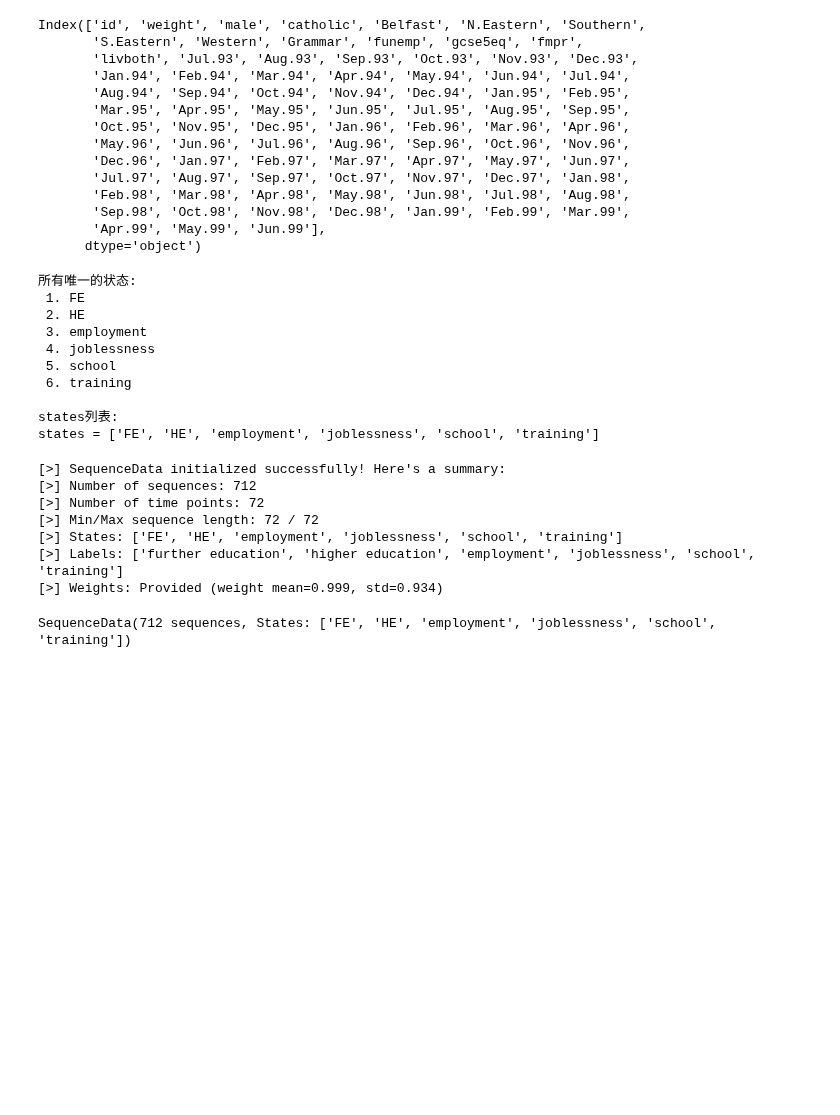
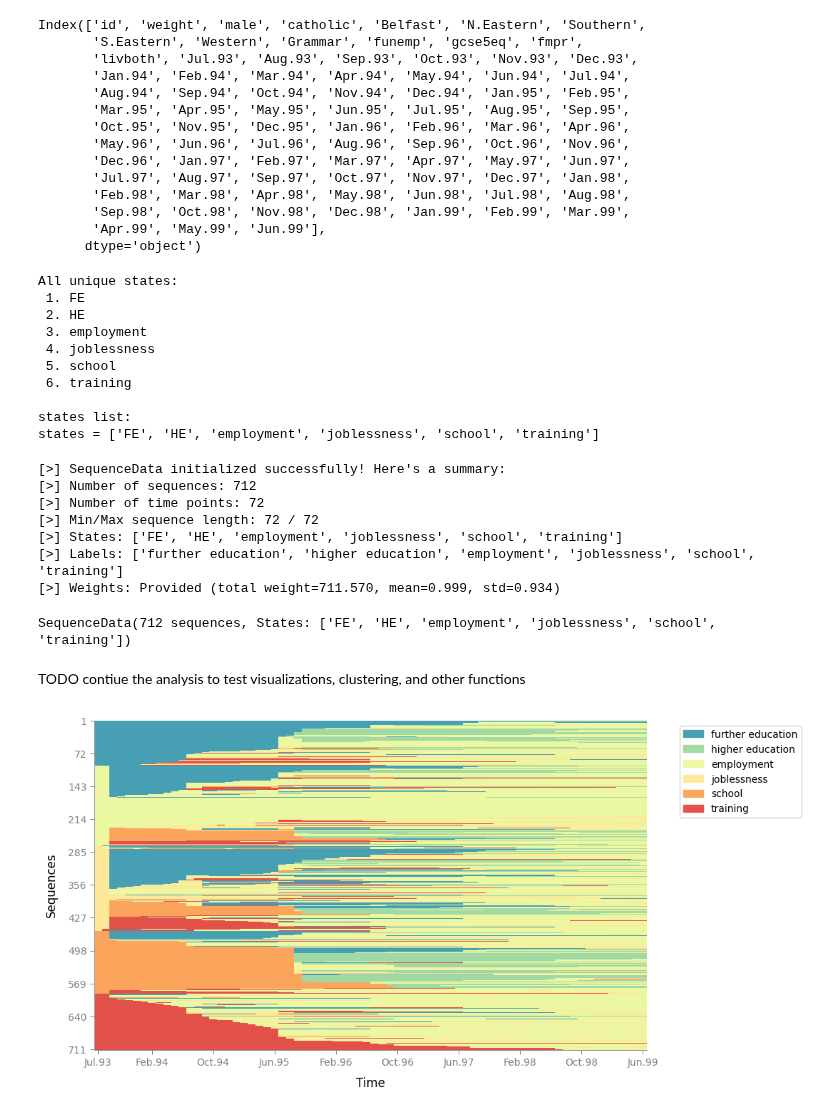
Before and after one commit to sdaza/Sequenzo, a Jupyter notebook: Tutorials/weighted_data/mvad.ipynb, the cells around one changed output. Cells and saved outputs as stored; diff of their text form; code cells hidden in the pictures; blank space fills up the shorter version.

```diff
--- a/Tutorials/weighted_data/mvad.ipynb
+++ b/Tutorials/weighted_data/mvad.ipynb
@@ -72,19 +71,19 @@ time_states_df = df[time_list]
 all_unique_states = set()
 
 for col in time_list:
-    unique_vals = df[col].dropna().unique()  # 去除NaN值
+    unique_vals = df[col].dropna().unique()  # Remove NaN values
     all_unique_states.update(unique_vals)
 
 # 转换为排序的列表
 states = sorted(list(all_unique_states))
-print("所有唯一的状态:")
+print("All unique states:")
 for i, state in enumerate(states, 1):
     print(f"{i:2d}. {state}")
 
-print(f"\nstates列表:")
+print(f"\nstates list:")
 print(f"states = {states}")
 # %% [output]
-所有唯一的状态:
+All unique states:
  1. FE
  2. HE
  3. employment
@@ -92,7 +91,7 @@ print(f"states = {states}")
  5. school
  6. training
 
-states列表:
+states list:
 states = ['FE', 'HE', 'employment', 'joblessness', 'school', 'training']
 # %%
 # Create a SequenceData object
@@ -118,7 +117,6 @@ labels = ['further education', 'higher education', 'employment', 'joblessness',
 
 sequence_data = SequenceData(df,
                              time=time_list,
-                             time_type="year",
                              id_col="id",
                              states=states,
                              labels=labels,
@@ -132,5 +130,16 @@ sequence_data
 [>] Min/Max sequence length: 72 / 72
 [>] States: ['FE', 'HE', 'employment', 'joblessness', 'school', 'training']
 [>] Labels: ['further education', 'higher education', 'employment', 'joblessness', 'school', 'training']
-[>] Weights: Provided (weight mean=0.999, std=0.934)
+[>] Weights: Provided (total weight=711.570, mean=0.999, std=0.934)
 SequenceData(712 sequences, States: ['FE', 'HE', 'employment', 'joblessness', 'school', 'training'])
+# %% [markdown]
+TODO contiue the analysis to test visualizations, clustering, and other functions
+# %%
+# Plot the index plot
+
+plot_sequence_index(sequence_data,
+                    title=None,
+                    # save_as='index_plot'
+                    )
+# %% [output]
+[figure, added]
```
Also changed, not shown: parts of 5 cells of this notebook, 12 other files.
